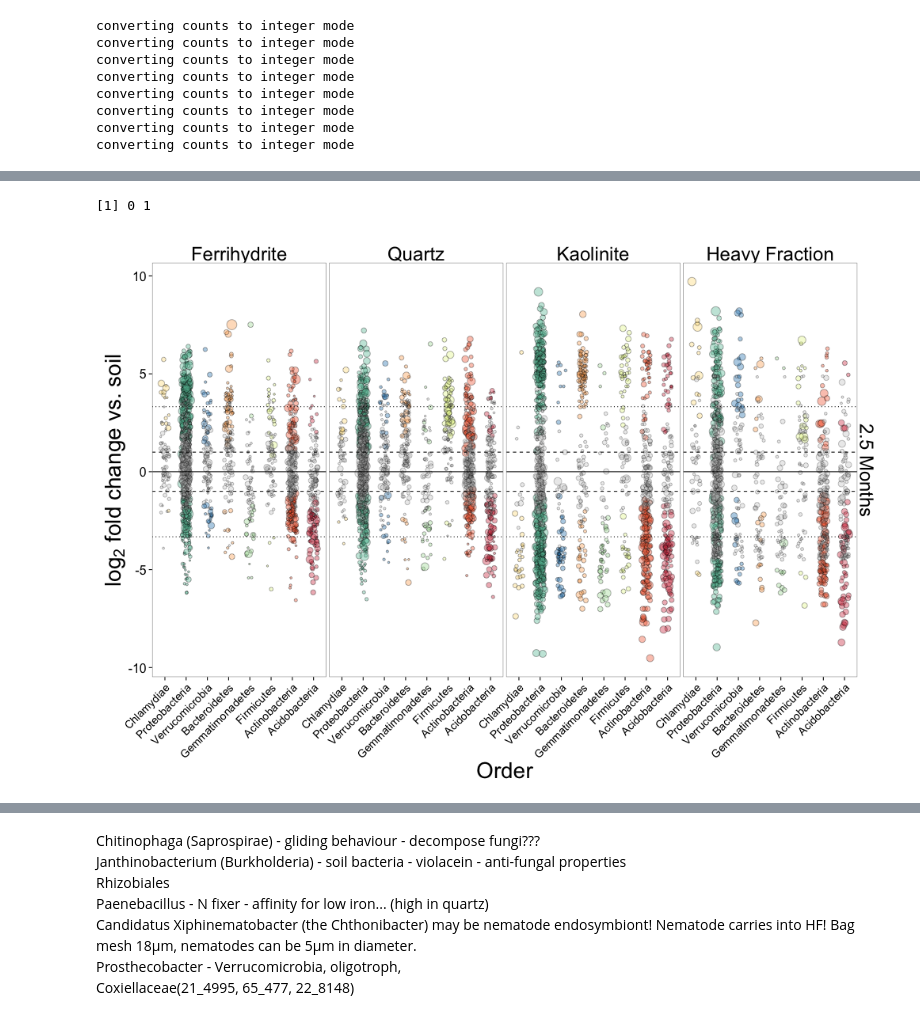
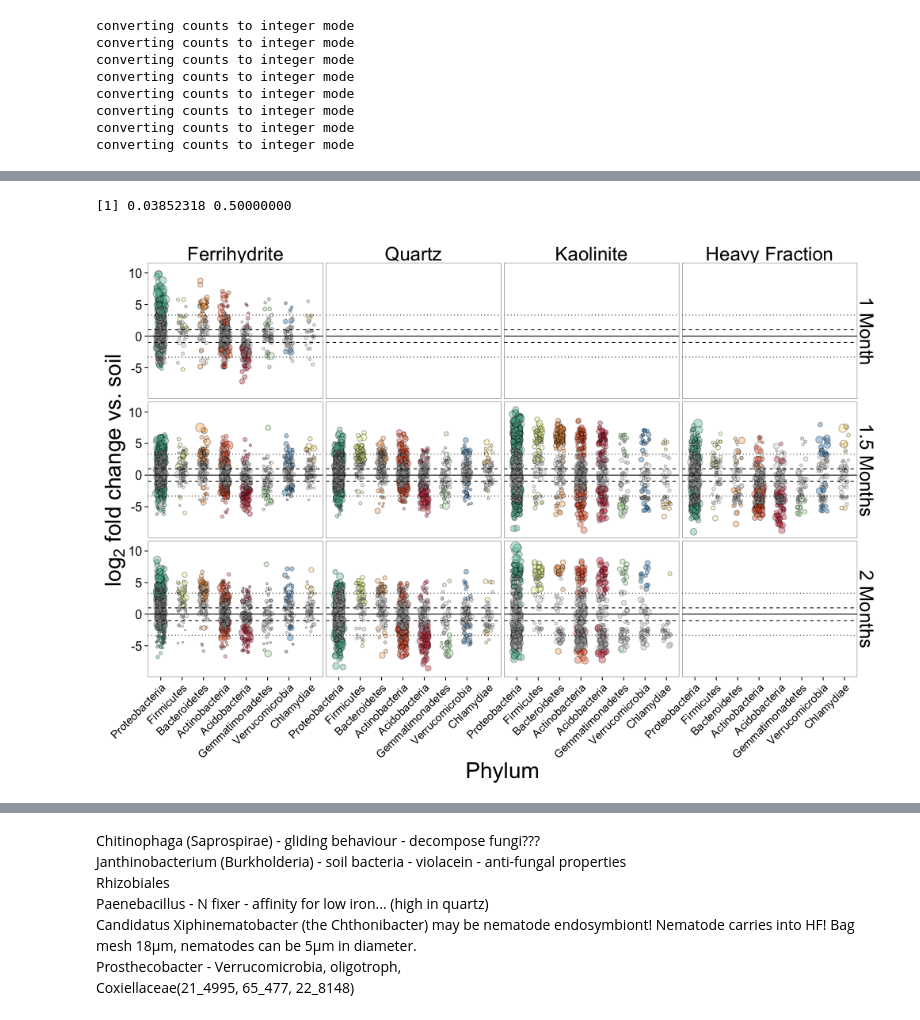
Before and after one commit to TheaWhitman/Mineral16S, a Jupyter notebook: manuscript_figures/Differential_abundance.ipynb, the cells around one changed output, grey strips where cells are left out. Cells and saved outputs as stored; diff of their text form; code cells hidden in the pictures.

```diff
--- a/manuscript_figures/Differential_abundance.ipynb
+++ b/manuscript_figures/Differential_abundance.ipynb
@@ -181,10 +182,10 @@ group_by(DA, Trtmt,Month) %>%
 l2fc<-read.csv("../../SeqData/l2fc.csv")
 # %%
 %%R
-dim(l2fc[is.na(l2fc$padj)==TRUE,])/dim(l2fc[is.na(l2fc$padj)==FALSE,])
-# Fraction of OTUs that were designated as "outliers" and
+dim(l2fc[is.na(l2fc$padj)==TRUE,])/(dim(l2fc[is.na(l2fc$padj)==FALSE,])+dim(l2fc[is.na(l2fc$padj)==TRUE,]))
+# Fraction of OTUs that were designated as "outliers"
 # %% [output]
-[1] 0 1
+[1] 0.03852318 0.50000000
 # %%
 %%R -w 1000 -h 700
 # setting the image sizes, then making the figure...
@@ -193,7 +194,8 @@ d = l2fc
 
 d = group_by(d, Trtmt, Month) %>%
     mutate(sig = ifelse(padj<0.1,1,0))%>%
-    mutate(relabund=baseMean/Total)
+    mutate(relabund=baseMean/Total)%>%
+    filter(pvalue != 'NA')
 # This compares it to the whole sample, not just the signficantly increased subset in l2fc
 
 N=50
@@ -213,12 +215,12 @@ Include<-as.factor(NPhylum(Phyla))
 d<-d[d$Phylum %in% Include,]
 d$Phylum<-factor(d$Phylum)
 
-d$MonthName = ifelse(d$Month==2,"2 Months",(ifelse(d$Month==2.5, "2.5 Months","3 Months")))
+d$MonthName = ifelse(d$Month==2,"1 Month",(ifelse(d$Month==2.5, "1.5 Months","2 Months")))
 d$MonthName = paste(d$MonthName)
 # Creates a "strip" column of d with Months
 
 d = d %>%
-    filter(Month==2.5) %>%
+    #filter(Month==2.5) %>%
     filter(Phylum=="Chlamydiae"|Phylum=="Proteobacteria"|Phylum=="Verrucomicrobia"|Phylum=="Bacteroidetes"|Phylum=="Gemmatimonadetes"|Phylum=="Firmicutes"|Phylum=="Actinobacteria"|Phylum=="Acidobacteria")
 
 
@@ -267,32 +269,32 @@ p = p + theme(strip.text.x = element_text(size = 24),
               axis.text.y = element_text(size=16),
               axis.title.y = element_text(size = 28),
               legend.title = element_text(size=20),
               legend.text = element_text(size = 14),
               #legend.position = "none",
               strip.background = element_blank())
 # sets a bunch of visual paramters for the legend (none) and other text
 
-p = p + labs(x = "Order")
+p = p + labs(x = "Phylum")
 # sets the label for the x axis. I think they didn't get the different colours.
 
 p = p + labs(y = expression(paste("", log[2]," fold change vs. soil",sep="")))
 # sets the label for the y axes.
 
 colourCount = 8
 getPalette = colorRampPalette(brewer.pal(8, "Spectral"))
 p = p + scale_fill_manual(guide="none", values=c("grey",paste(getPalette(colourCount))))
 
 
 #p = p + scale_color_continuous(trans="log")
 #p = p + scale_fill_discrete(guide="none")
 
 
 p = p + theme(panel.grid.major = element_blank(), panel.grid.minor = element_blank())
 # Gets rid of the default gridlines
 
 
 # Would be cool to colour this by relative abundance in soil to begin with.. what drives patterns more?
 
 p
 # %% [output]
-[figure, old version]
+[figure, new version]
```
Also changed, not shown: parts of 16 cells of this notebook, 10 other files.
